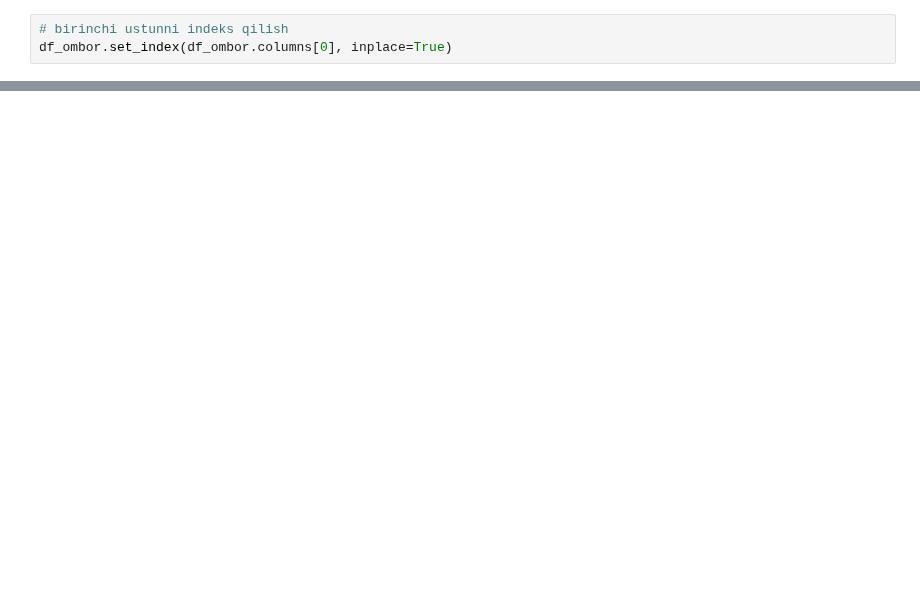
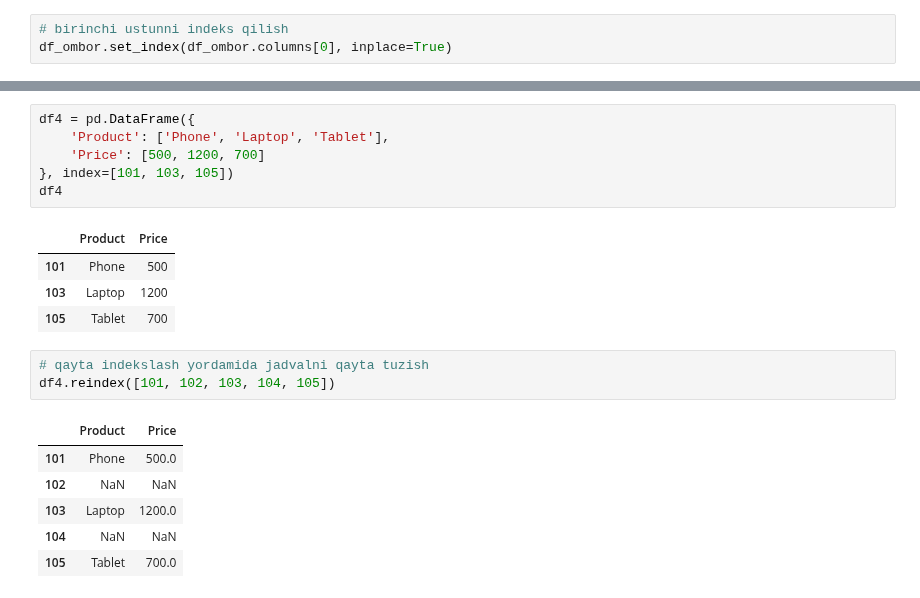
Before and after one commit to izzat-ai/learning-ai, a Jupyter notebook: pandas/reindex.ipynb, the cells around one changed output, grey strips where cells are left out. Drawn from its saved outputs; the diff is of its cells as text; blank space fills up the shorter version.

```diff
--- a/pandas/reindex.ipynb
+++ b/pandas/reindex.ipynb
@@ -157,0 +395,21 @@ yakuniy_df_ombor
+# %%
+df4 = pd.DataFrame({
+    'Product': ['Phone', 'Laptop', 'Tablet'],
+    'Price': [500, 1200, 700]
+}, index=[101, 103, 105])
+df4
+# %% [output]
+|  | Product | Price |
+| 101 | Phone | 500 |
+| 103 | Laptop | 1200 |
+| 105 | Tablet | 700 |
+# %%
+# qayta indekslash yordamida jadvalni qayta tuzish
+df4.reindex([101, 102, 103, 104, 105])
+# %% [output]
+|  | Product | Price |
+| 101 | Phone | 500.0 |
+| 102 | NaN | NaN |
+| 103 | Laptop | 1200.0 |
+| 104 | NaN | NaN |
+| 105 | Tablet | 700.0 |
```
Also changed, not shown: parts of 39 cells of this notebook.
